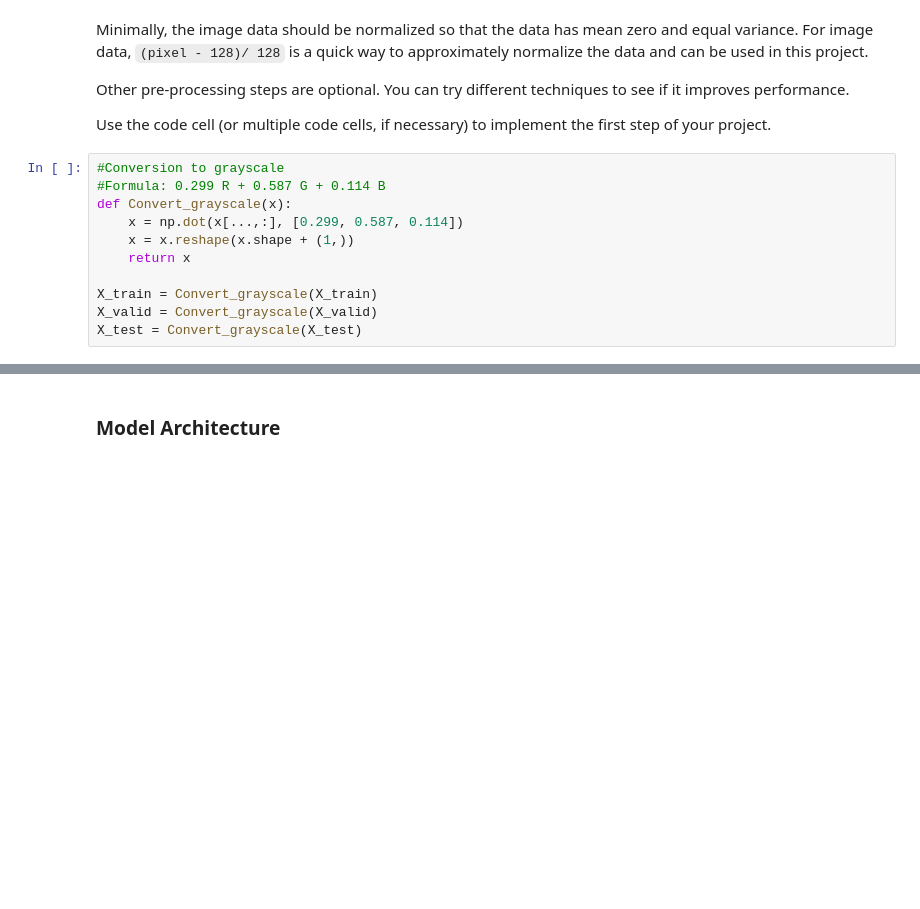
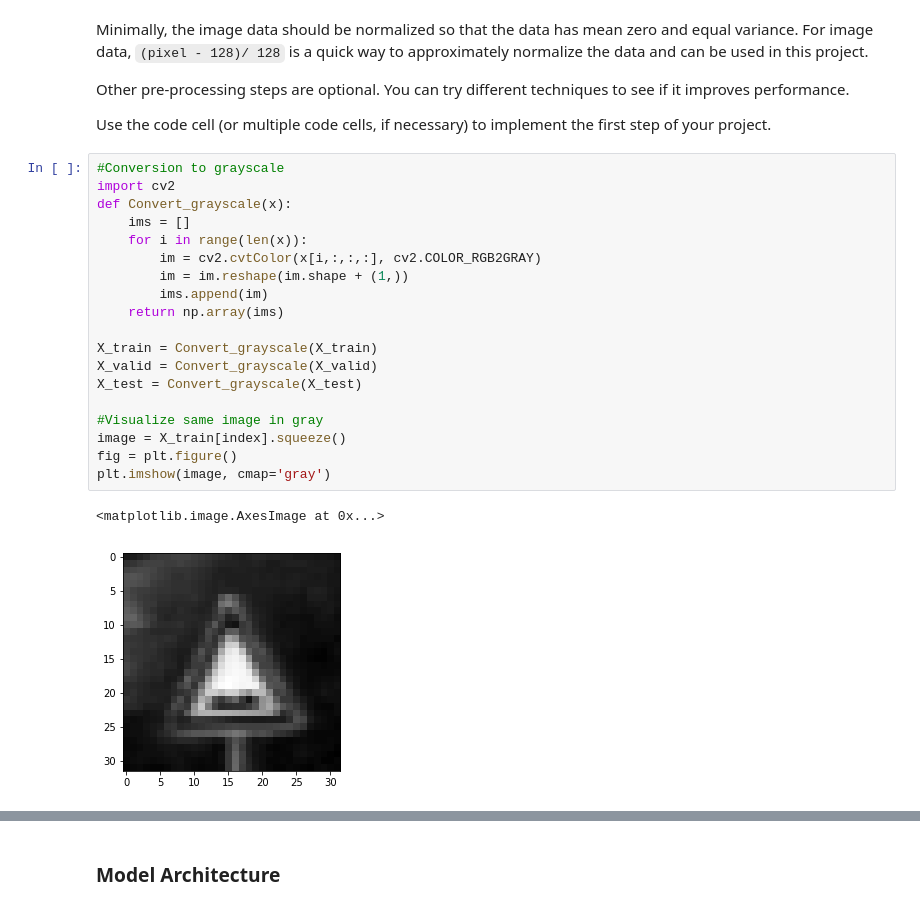
Before and after one commit to schambon77/CarND-Traffic-Sign-Classifier, a Jupyter notebook: Traffic_Sign_Classifier.ipynb, the cells around one changed output, grey strips where cells are left out. Cells and saved outputs as stored; diff of their text form; blank space fills up the shorter version.

```diff
--- a/Traffic_Sign_Classifier.ipynb
+++ b/Traffic_Sign_Classifier.ipynb
@@ -158,17 +156,28 @@ Minimally, the image data should be normalized so that the data has mean zero an
 Other pre-processing steps are optional. You can try different techniques to see if it improves performance.
 
 Use the code cell (or multiple code cells, if necessary) to implement the first step of your project.
-# %%
-#Conversion to grayscale
-#Formula: 0.299 R + 0.587 G + 0.114 B
-def Convert_grayscale(x):
-    x = np.dot(x[...,:], [0.299, 0.587, 0.114])
-    x = x.reshape(x.shape + (1,))
-    return x
-
-X_train = Convert_grayscale(X_train)
-X_valid = Convert_grayscale(X_valid)
-X_test = Convert_grayscale(X_test)
+# %%
+#Conversion to grayscale
+import cv2
+def Convert_grayscale(x):
+    ims = []
+    for i in range(len(x)):
+        im = cv2.cvtColor(x[i,:,:,:], cv2.COLOR_RGB2GRAY)
+        im = im.reshape(im.shape + (1,))
+        ims.append(im)
+    return np.array(ims)
+
+X_train = Convert_grayscale(X_train)
+X_valid = Convert_grayscale(X_valid)
+X_test = Convert_grayscale(X_test)
+
+#Visualize same image in gray
+image = X_train[index].squeeze()
+fig = plt.figure()
+plt.imshow(image, cmap='gray')
+# %% [output]
+<matplotlib.image.AxesImage at 0x...>
+[figure, added]
 # %%
 #Normalization
 import sklearn.preprocessing as pp
```
Also changed, not shown: parts of 10 cells of this notebook, 3 other files.
